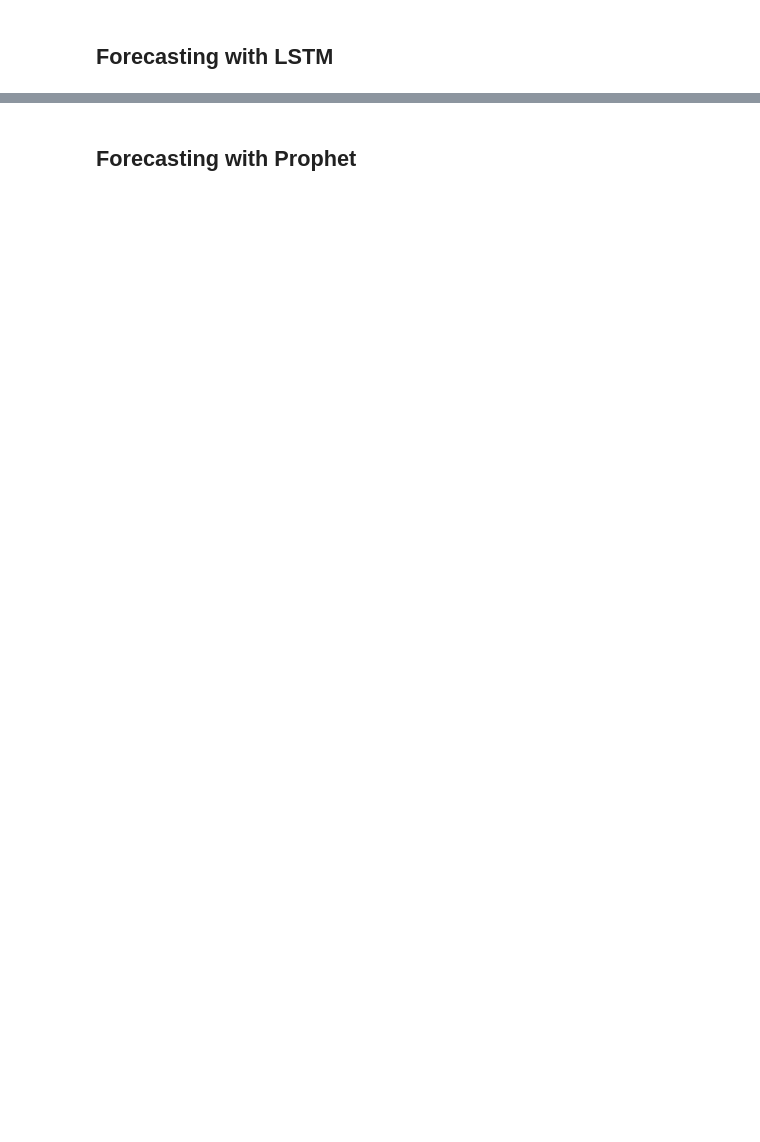
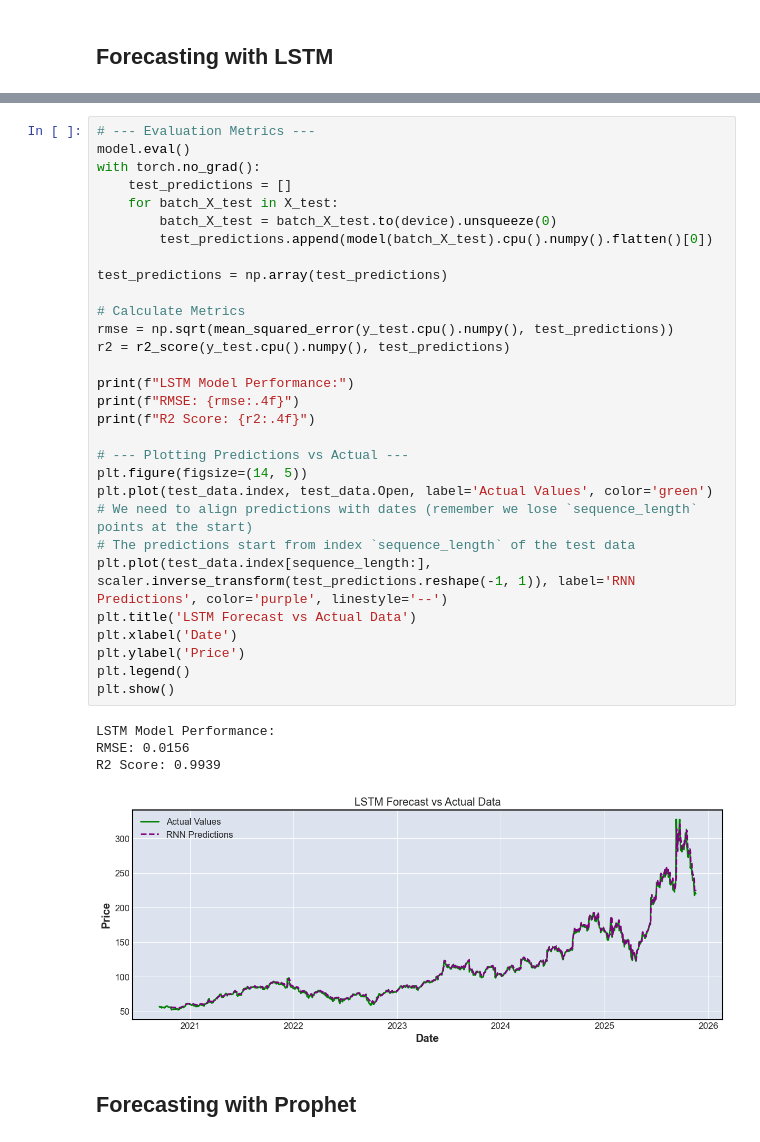
Before and after one commit to RafaelTakata0105/Stock_forecasting_ML, a Jupyter notebook: notebooks/Stock_forecasting_ML.ipynb, the cells around one changed output, grey strips where cells are left out. Saved outputs shown, nothing was run; the diff lists cells and outputs as text; blank space fills up the shorter version.

```diff
--- a/notebooks/Stock_forecasting_ML.ipynb
+++ b/notebooks/Stock_forecasting_ML.ipynb
@@ -477,3 +465,38 @@ R² Score: 0.9941
+# %%
+# --- Evaluation Metrics ---
+model.eval()
+with torch.no_grad():
+    test_predictions = []
+    for batch_X_test in X_test:
+        batch_X_test = batch_X_test.to(device).unsqueeze(0)
+        test_predictions.append(model(batch_X_test).cpu().numpy().flatten()[0])
+
+test_predictions = np.array(test_predictions)
+
+# Calculate Metrics
+rmse = np.sqrt(mean_squared_error(y_test.cpu().numpy(), test_predictions))
+r2 = r2_score(y_test.cpu().numpy(), test_predictions)
+
+print(f"LSTM Model Performance:")
+print(f"RMSE: {rmse:.4f}")
+print(f"R2 Score: {r2:.4f}")
+
+# --- Plotting Predictions vs Actual ---
+plt.figure(figsize=(14, 5))
+plt.plot(test_data.index, test_data.Open, label='Actual Values', color='green')
+# We need to align predictions with dates (remember we lose `sequence_length` points at the start)
+# The predictions start from index `sequence_length` of the test data
+plt.plot(test_data.index[sequence_length:], scaler.inverse_transform(test_predictions.reshape(-1, 1)), label='RNN Predictions', color='purple', linestyle='--')
+plt.title('LSTM Forecast vs Actual Data')
+plt.xlabel('Date')
+plt.ylabel('Price')
+plt.legend()
+plt.show()
+# %% [output]
+LSTM Model Performance:
+RMSE: 0.0156
+R2 Score: 0.9939
+[figure, added]
 # %% [markdown]
 ## Forecasting with Prophet
 # %%
```
Also changed, not shown: parts of 21 cells of this notebook.
